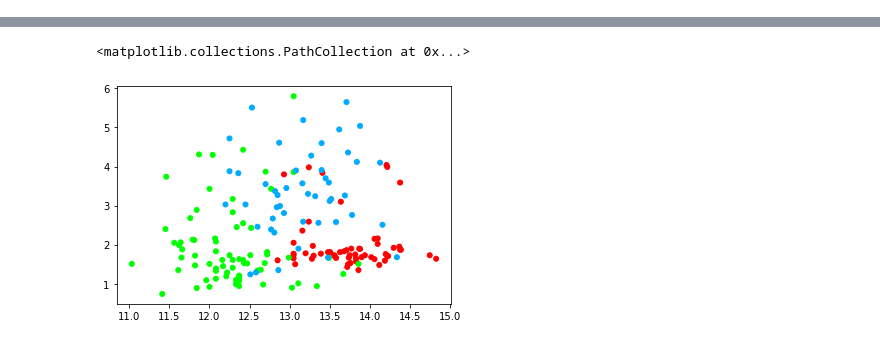
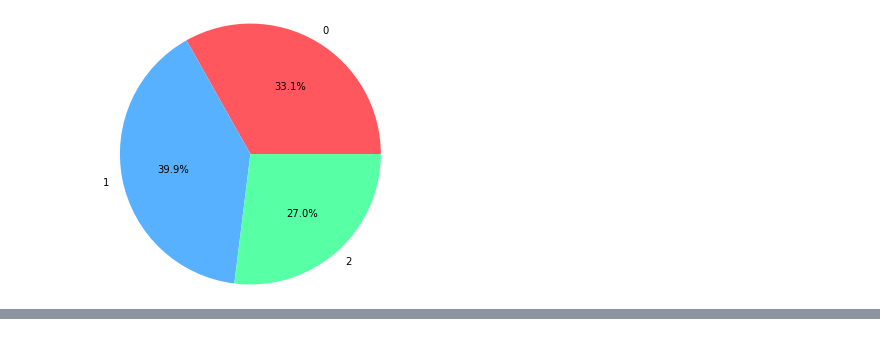
Before and after one commit to MauriVass/MachineLearning-DeepLearningCourse, a Jupyter notebook: HM1/HM1.ipynb, the cells around one changed output, grey strips where cells are left out. Cells and saved outputs as stored; diff of their text form; code cells hidden in the pictures.

```diff
--- a/HM1/HM1.ipynb
+++ b/HM1/HM1.ipynb
@@ -14,3 +67,9 @@ df_target = pd.DataFrame(data=wine.target,columns=['class'])
+# %%
+plt.pie(classes.values(),labels=classes.keys(), colors=colors,radius=1.5, autopct='%1.1f%%')
+#plt.title ("Classes size")
+plt.show()
+# %% [output]
+[figure, added]
 # %%
 #Try to preprocess the data but the performances are worse
 from sklearn import preprocessing
@@ -27,13 +86,3 @@ xxx.describe()
 | 50% | 0.075092 | 0.054007 | 0.074252 | 0.073902 | 0.072905 | 0.074214 | 0.070791 | 0.066617 | 0.068958 | 0.063210 | 0.073491 | ... |
 | 75% | 0.078703 | 0.089263 | 0.080466 | 0.081482 | 0.079600 | 0.088238 | 0.095327 | 0.085721 | 0.086475 | 0.083561 | 0.085295 | ... |
 | max | 0.085335 | 0.167956 | 0.101625 | 0.113696 | 0.120516 | 0.122272 | 0.168438 | 0.129316 | 0.158759 | 0.175208 | 0.130227 | ... |
-# %%
-###Point 2): Select the first two attributes for a 2D representation of the image###
-colors = ['#FF0000','#00FF00','#00AAFF']
-color_point = []
-for y in np.array(df_target):
-    color_point.append(colors[y[0]])
-plt.scatter(df_data.iloc[:,0],df_data.iloc[:,1],s=25,c=color_point)
-# %% [output]
-<matplotlib.collections.PathCollection at 0x...>
-[figure, removed]
```
Also changed, not shown: parts of 43 cells of this notebook, 1 other file.
